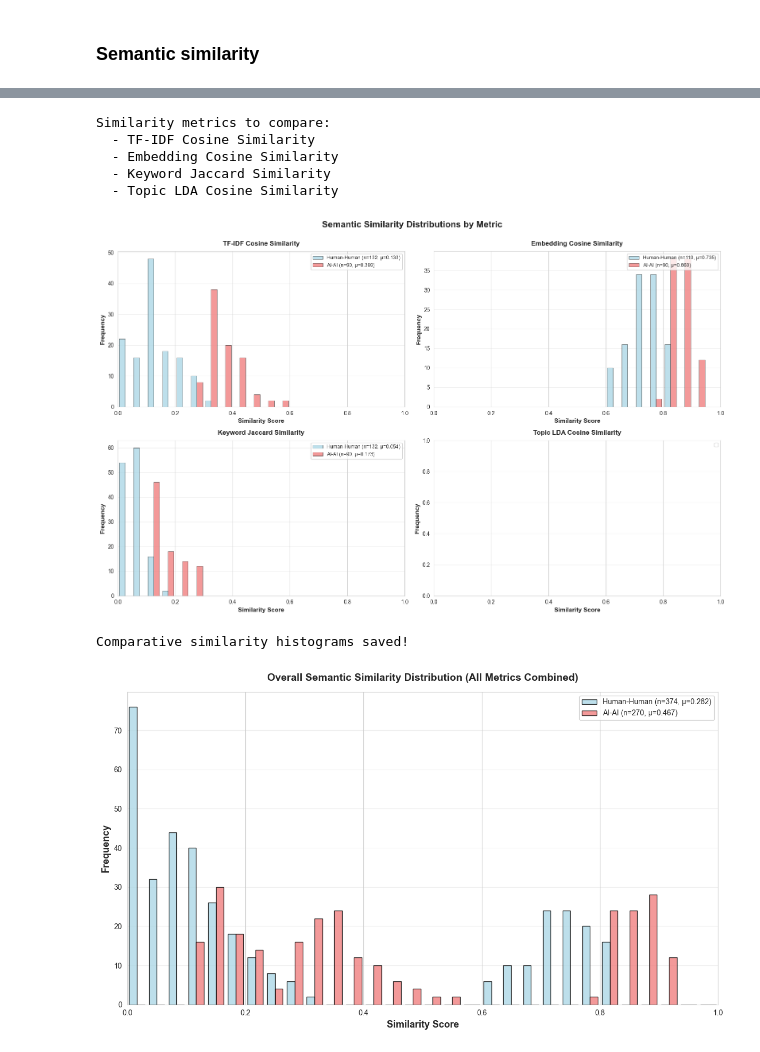
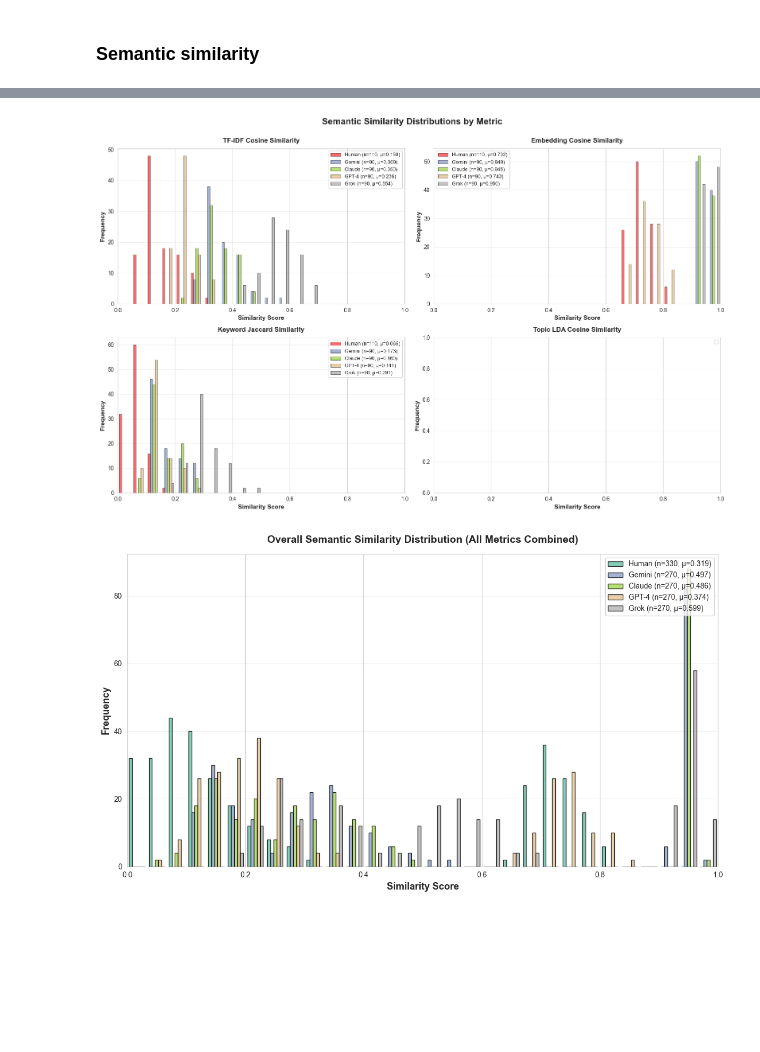
Before and after one commit to eveyhuang/ai-scientist, a Jupyter notebook: result_analysis.ipynb, the cells around one changed output, grey strips where cells are left out. Drawn from its saved outputs; the diff is of its cells as text; code cells hidden in the pictures; blank space fills up the shorter version.

```diff
--- a/result_analysis.ipynb
+++ b/result_analysis.ipynb
@@ -875,13 +881,12 @@ Significance levels: *** p<0.001, ** p<0.01, * p<0.05, ns = not significant
 # %%
 # Define paths to similarity files for comparison
 similarity_files = {
-    'Human': '/Users/eveyhuang/Documents/NICO/AI-human-scientist/semantic_similarity/similarity_human-human/similarity_human-human_20251103_115626.json',
-    'Gemini': '/Users/eveyhuang/Documents/NICO/AI-human-scientist/semantic_similarity/similarity_ai-ai_generate_ideas_no_role_genby_gemini/similarity_ai-ai_generate_ideas_no_role_genby_gemini_20251103_115539.json',
+    'Human': '/Users/eveyhuang/Documents/NICO/ai-scientist/semantic_similarity/similarity_human-human/similarity_human-human_20251107_103532.json',
+    'Gemini': '/Users/eveyhuang/Documents/NICO/ai-scientist/semantic_similarity/similarity_ai-ai_generate_ideas_no_role_genby_gemini/similarity_ai-ai_generate_ideas_no_role_genby_gemini_20251107_112928.json',
     # Add your other similarity files here:
-    'Claude': 'path/to/human-ai/similarity.json',
-    'GPT-4': 'path/to/human-ai/similarity.json',
-    'Grok': 'path/to/human-ai/similarity.json',
-
+    'Claude': '/Users/eveyhuang/Documents/NICO/ai-scientist/semantic_similarity/similarity_ai-ai_generate_ideas_no_role_genby_claude/similarity_ai-ai_generate_ideas_no_role_genby_claude_20251107_113735.json',
+    'GPT-4': '/Users/eveyhuang/Documents/NICO/ai-scientist/semantic_similarity/similarity_ai-ai_generate_ideas_no_role_genby_gpt/similarity_ai-ai_generate_ideas_no_role_genby_gpt_20251107_112906.json',
+    'Grok': '/Users/eveyhuang/Documents/NICO/ai-scientist/semantic_similarity/similarity_ai-ai_generate_ideas_no_role_genby_grok/similarity_ai-ai_generate_ideas_no_role_genby_grok_20251107_112837.json',
 
 }
 
@@ -916,6 +927,10 @@ def extract_similarity_metrics(sim_file_path):
     }
 
     for result in results:
+
+        if 'similarity_metrics' not in result.keys():
+            continue
+
         sim_metrics = result['similarity_metrics']
 
         # Extract metrics safely
@@ -973,23 +993,19 @@ Total comparison types loaded: 2
 # %%
-# Create comparative histograms for all similarity metrics
-# Get all unique metrics
-all_sim_metrics = ['tfidf_cosine_similarity', 'embedding_cosine_similarity',
-                   'keyword_jaccard', 'topic_lda_cosine']
+# Automatically generate colors based on comparison types (not metrics)
+comp_types_list = list(all_similarity_metrics.keys())
+n_comp_types = len(comp_types_list)
 
-# Nice names for display
-sim_metric_names = {
-    'tfidf_cosine_similarity': 'TF-IDF Cosine Similarity',
-    'embedding_cosine_similarity': 'Embedding Cosine Similarity',
-    'keyword_jaccard': 'Keyword Jaccard Similarity',
-    'topic_lda_cosine': 'Topic LDA Cosine Similarity'
-}
-
-print(f"Similarity metrics to compare:")
-for metric in all_sim_metrics:
-    print(f"  - {sim_metric_names[metric]}")
-
-# Define colors (reuse from evaluation)
-sim_colors = colors
+# Create color dictionary with human-human standing out
+sim_colors = {}
+for i, comp_type in enumerate(comp_types_list):
+    if 'human' in comp_type.lower():
+        # Use a bright, distinctive color for human-human (e.g., red or orange)
+        sim_colors[comp_type] = '#FF4444'  # Bright red
+        # Or try: '#FF8C00' (dark orange), '#FF1493' (deep pink), '#00CED1' (dark turquoise)
+    else:
+        # Use muted colors for other comparison types
+        cmap = plt.cm.get_cmap('Set2')  # or 'Pastel1' for even more muted
+        sim_colors[comp_type] = cmap(i / max(n_comp_types - 1, 1))
 
 # Create combined histogram plot for all metrics with side-by-side bars
 n_metrics = len(all_sim_metrics)
@@ -1022,44 +1038,41 @@ for idx, metric in enumerate(all_sim_metrics):
         valid_values = [v for v in values if is_valid_number(v)]
 
         if len(valid_values) > 0:
             # Create histogram bins
             counts, bin_edges = np.histogram(valid_values, bins=n_bins, range=(0, 1))
             bin_centers = (bin_edges[:-1] + bin_edges[1:]) / 2
 
             # Calculate x positions (offset for each comparison type)
             x_positions = bin_centers + (i - n_comp_types/2 + 0.5) * bar_width
 
             ax.bar(x_positions, counts, width=bar_width,
                    label=f'{comp_type} (n={len(valid_values)}, μ={np.mean(valid_values):.3f})',
                    color=sim_colors.get(comp_type, 'gray'),
                    edgecolor='black', linewidth=0.5, alpha=0.8)
 
     ax.set_xlabel('Similarity Score', fontsize=11, fontweight='bold')
     ax.set_ylabel('Frequency', fontsize=11, fontweight='bold')
     ax.set_title(sim_metric_names[metric], fontsize=12, fontweight='bold', pad=10)
-    ax.legend(loc='upper right', fontsize=9)
+
+    # Move legend to upper left for embedding similarity, keep upper right for others
+    if 'embedding' in metric.lower():
+        ax.legend(loc='upper left', fontsize=9)
+    else:
+        ax.legend(loc='upper right', fontsize=9)
+
     ax.grid(axis='y', alpha=0.3)
     ax.set_xlim(0, 1)
 
 # Hide unused subplots
 for idx in range(len(all_sim_metrics), len(axes)):
     axes[idx].axis('off')
 
 plt.suptitle('Semantic Similarity Distributions by Metric',
              fontsize=16, fontweight='bold', y=1.00)
 plt.tight_layout()
-plt.savefig('semantic_similarity/similarity_distributions_comparison.png', dpi=300, bbox_inches='tight')
 plt.show()
-
-print("\nComparative similarity histograms saved!")
 # %% [output]
-Similarity metrics to compare:
-  - TF-IDF Cosine Similarity
-  - Embedding Cosine Similarity
-  - Keyword Jaccard Similarity
-  - Topic LDA Cosine Similarity
-[figure, old version]
+[figure, new version]
-Comparative similarity histograms saved!
 # %%
 # Create overall similarity distribution (all metrics combined)
 fig, ax = plt.subplots(figsize=(12, 7))
@@ -1109,7 +1122,7 @@ plt.show()
 
 #print("Overall similarity distribution saved!")
 # %% [output]
-[figure, old version]
+[figure, new version]
 # %%
 # Comparative summary statistics for similarity metrics
 print("="*80)
```
Also changed, not shown: parts of 11 cells of this notebook, 15 other files.
